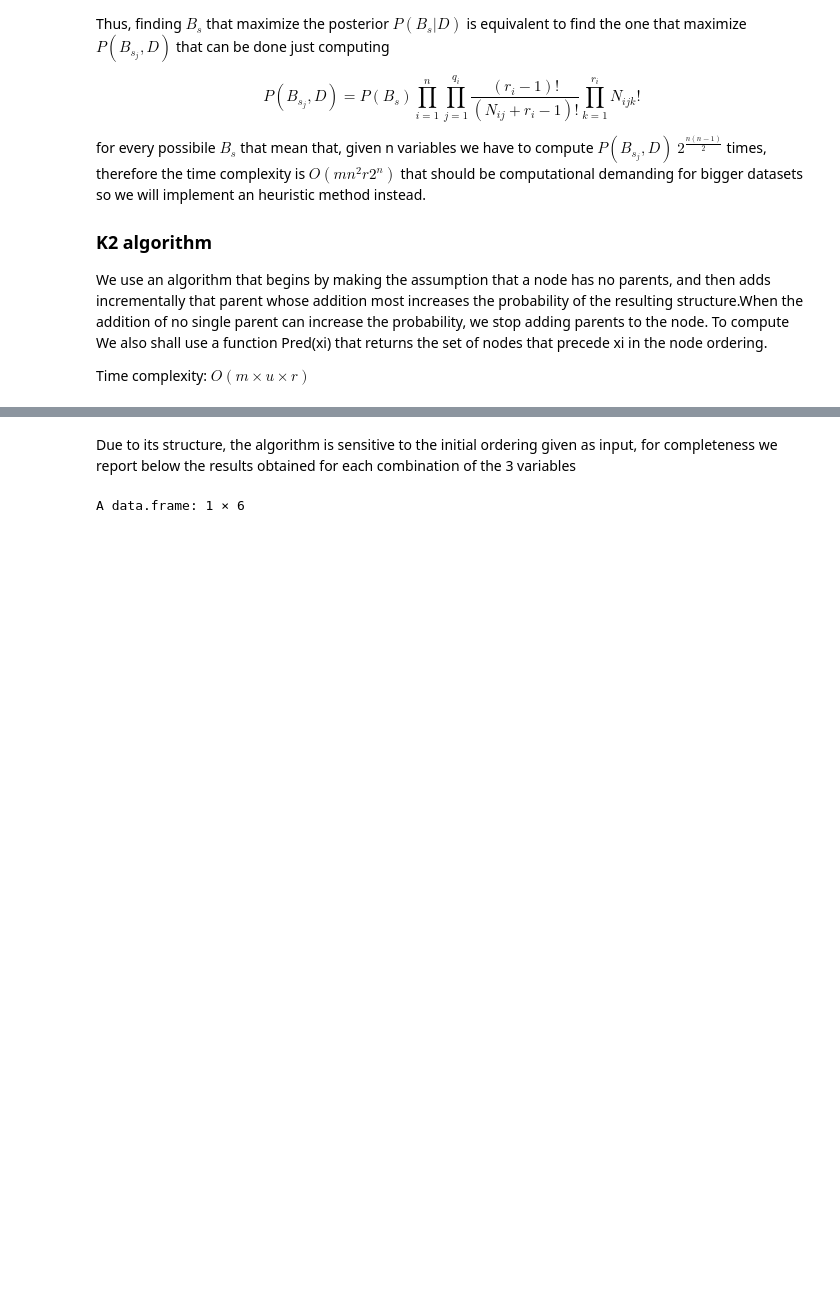
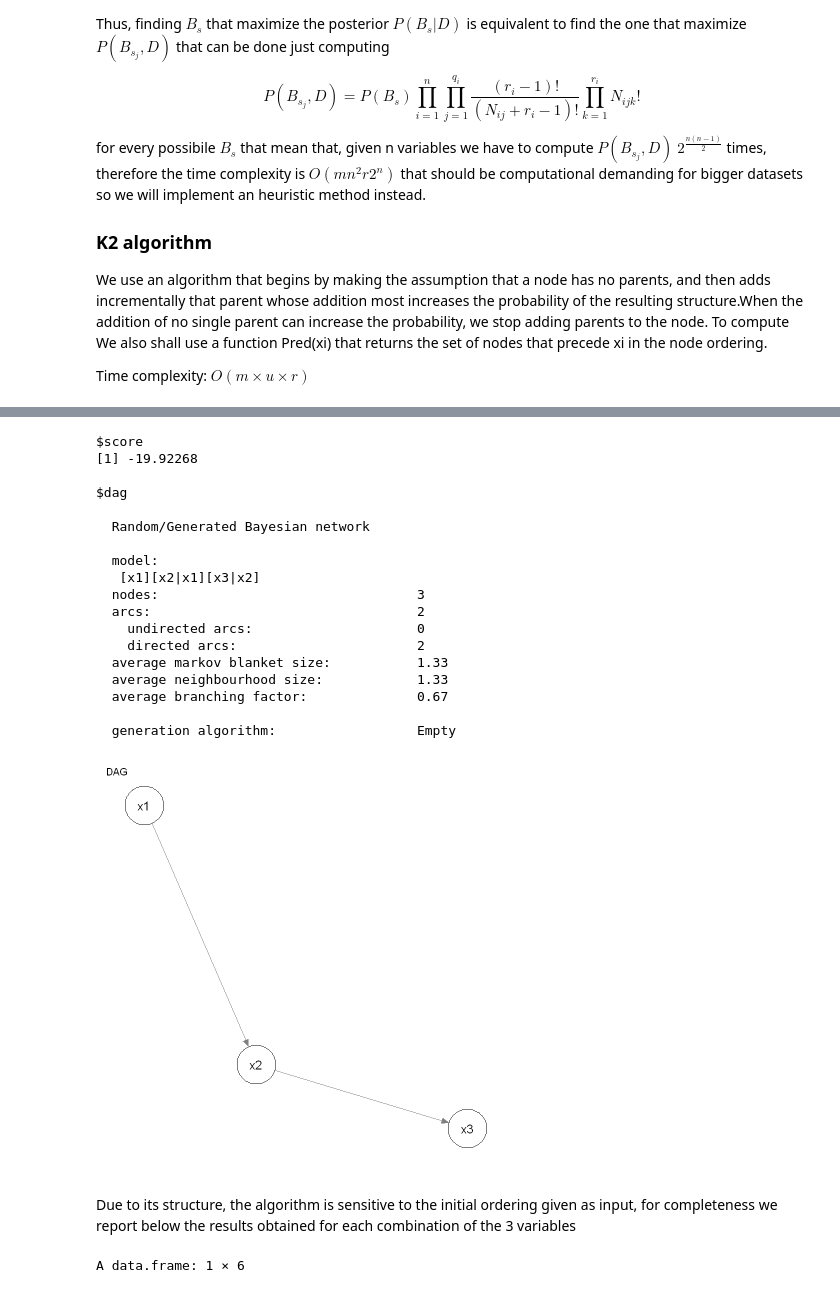
Before and after one commit to emabaci/Advanced-Statistics-Project, a Jupyter notebook: K2_Bayesian_Network.ipynb, the cells around one changed output, grey strips where cells are left out. Saved outputs shown, nothing was run; the diff lists cells and outputs as text; code cells hidden in the pictures; blank space fills up the shorter version.

```diff
--- a/K2_Bayesian_Network.ipynb
+++ b/K2_Bayesian_Network.ipynb
@@ -162,5 +195,7 @@ score <- function(x.i, pi.i){
 # %%
-K2 <- function(data, order=c(1,2,3), max.parents=3, output.prob=TRUE) {
+K2 <- function(data, order=c(1,2,3), max.parents=3,
+               cases.column=TRUE, f=score,
+               output.prob=TRUE, output.graph=TRUE) {
     '
     K2 algorithm to learn the topology of a Bayesian Network.
 
@@ -168,11 +203,20 @@ K2 <- function(data, order=c(1,2,3), max.parents=3, output.prob=TRUE) {
         - data: data.frame with n+1 columns (the first one is the case column)
         - order: vector with the ordering of the nodes in data
         - max.parents: upper bound on the number of parents a node may have
+        - cases.column: boolean, true if the dataframe has the column cases
+        - f: function to call as score function: [score, score.log]
+        - output.prob: boolean, true if you want to output the probabilities
     Output:
         - list with first element the score and second element the dag
     '
-    # convert database to a list of vectors
-    nodes       <- as.list(data[, order+1])
+    # select columns in the right order
+    if(cases.column){
+        nodes       <- data[, order+1]
+    }
+    else{
+        nodes       <- data[, order]
+    }
+
     # number of nodes
     n           <- length(nodes)
 
@@ -181,11 +225,10 @@ K2 <- function(data, order=c(1,2,3), max.parents=3, output.prob=TRUE) {
     dag         <- empty.graph(nodes=g.nodes)
     k2.score    <- 0
 
-        for( i in 1:n ){
+    for( i in 1:n ){
         # empty vector to store the parents of each node
         parents <- character()
-        p.old   <- score(nodes[i], nodes[parents])
-
+        p.old   <- f(nodes[i], nodes[parents])
         ok.to.proceed <- TRUE
         pred_xi <- g.nodes[1:i-1]
 
@@ -193,8 +236,8 @@ K2 <- function(data, order=c(1,2,3), max.parents=3, output.prob=TRUE) {
             # create a list with the possible parent nodes to inspect
             unions      <- lapply(setdiff(pred_xi, parents), union, parents)
 
-            new.parents <- unlist(unions[which.max(sapply(unions, function(x) score(nodes[i], nodes[x])))])
-            p.new       <- score(nodes[i], nodes[new.parents])
+            new.parents <- unlist(unions[which.max(sapply(unions, function(x) f(nodes[i], nodes[x])))])
+            p.new       <- f(nodes[i], nodes[new.parents])
 
             if(p.new > p.old){
                 p.old   <- p.new
@@ -212,9 +255,17 @@ K2 <- function(data, order=c(1,2,3), max.parents=3, output.prob=TRUE) {
     }
 
     if (output.prob){
-        set <- data.frame(apply(data[2:ncol(data)],c(1,2),as.character), stringsAsFactors = TRUE)
+        if(cases.column){
+            set <- data.frame(apply(data[2:ncol(data)],c(1,2),as.character), stringsAsFactors = TRUE)
+        }
+        else{
+            set <- data.frame(apply(data[1:ncol(data)],c(1,2),as.character), stringsAsFactors = TRUE)
+        }
         print(bn.fit(dag, data = set, method = 'bayes'))
-        graphviz.plot(dag, layout = "dot" )
+    }
+    if(output.graph){
+        qgraph(dag, nodeNames = g.nodes, layout = "spring",
+               legend=FALSE, theme = "colorblind", title = "DAG")
     }
 
     output.list["score"] <- k2.score
@@ -222,5 +273,10 @@ K2 <- function(data, order=c(1,2,3), max.parents=3, output.prob=TRUE) {
     return(output.list)
 }
 
-network<-K2(D, order = c(1,2,3), output.prob = TRUE)
+#network<-K2(D, output.prob=FALSE)
+#network
+
+
+network<-K2(D, f=score.log, output.prob=TRUE)
 network
+# %% [output]
@@ -227,3 +300,22 @@ network
+$score
+[1] -19.92268
+
+$dag
+
+  Random/Generated Bayesian network
+
+  model:
+   [x1][x2|x1][x3|x2]
+  nodes:                                 3
+  arcs:                                  2
+    undirected arcs:                     0
+    directed arcs:                       2
+  average markov blanket size:           1.33
+  average neighbourhood size:            1.33
+  average branching factor:              0.67
+
+  generation algorithm:                  Empty
+[figure, added]
 # %% [markdown]
 Due to its structure, the algorithm is sensitive to the initial ordering given as input, for completeness we report below the results obtained for each combination of the 3 variables
 # %%
```
Also changed, not shown: parts of 23 cells of this notebook.
